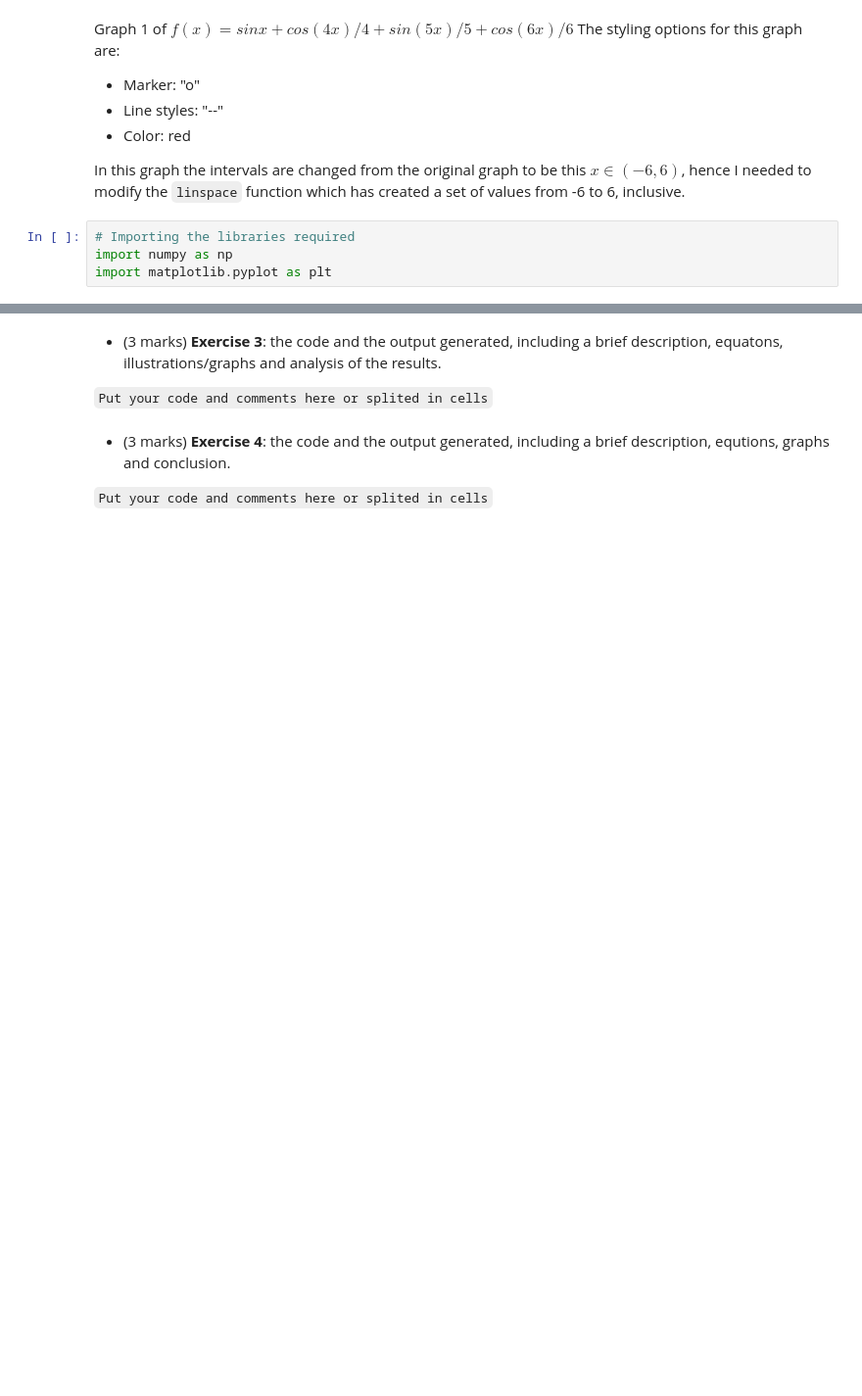
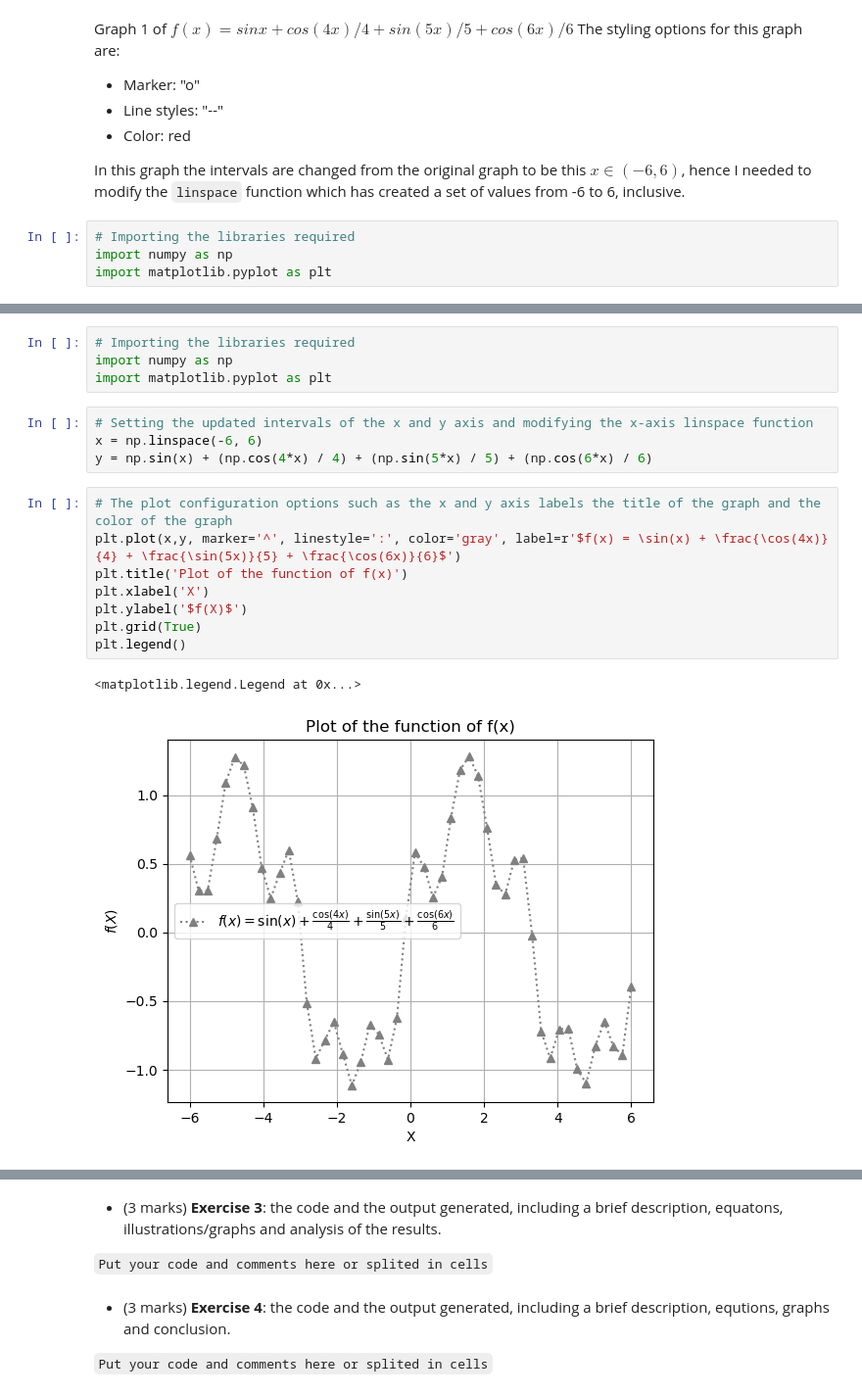
Before and after one commit to Abhay2412/ENCM509Labs, a Jupyter notebook: Lab 1/Lab01-AbhayKhosla.ipynb, the cells around one changed output, grey strips where cells are left out. Shown: that part at 98% size. Drawn from its saved outputs; the diff is of its cells as text; blank space fills up the shorter version.

```diff
--- a/Lab 1/Lab01-AbhayKhosla.ipynb
+++ b/Lab 1/Lab01-AbhayKhosla.ipynb
@@ -62,0 +73,19 @@ Text(0, 0.5, '$f(X)$')
+# %%
+# Importing the libraries required
+import numpy as np
+import matplotlib.pyplot as plt
+# %%
+# Setting the updated intervals of the x and y axis and modifying the x-axis linspace function
+x = np.linspace(-6, 6)
+y = np.sin(x) + (np.cos(4*x) / 4) + (np.sin(5*x) / 5) + (np.cos(6*x) / 6)
+# %%
+# The plot configuration options such as the x and y axis labels the title of the graph and the color of the graph
+plt.plot(x,y, marker='^', linestyle=':', color='gray', label=r'$f(x) = \sin(x) + \frac{\cos(4x)}{4} + \frac{\sin(5x)}{5} + \frac{\cos(6x)}{6}$')
+plt.title('Plot of the function of f(x)')
+plt.xlabel('X')
+plt.ylabel('$f(X)$')
+plt.grid(True)
+plt.legend()
+# %% [output]
+<matplotlib.legend.Legend at 0x...>
+[figure, added]
```
Also changed, not shown: parts of 7 cells of this notebook.
